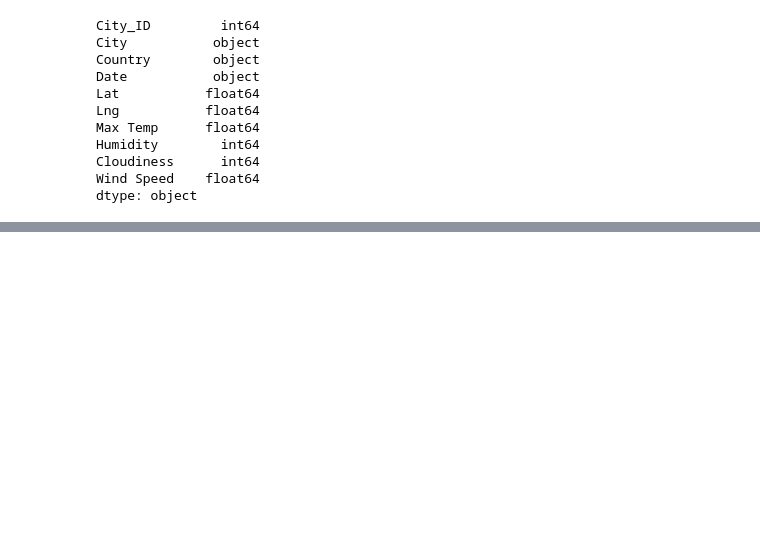
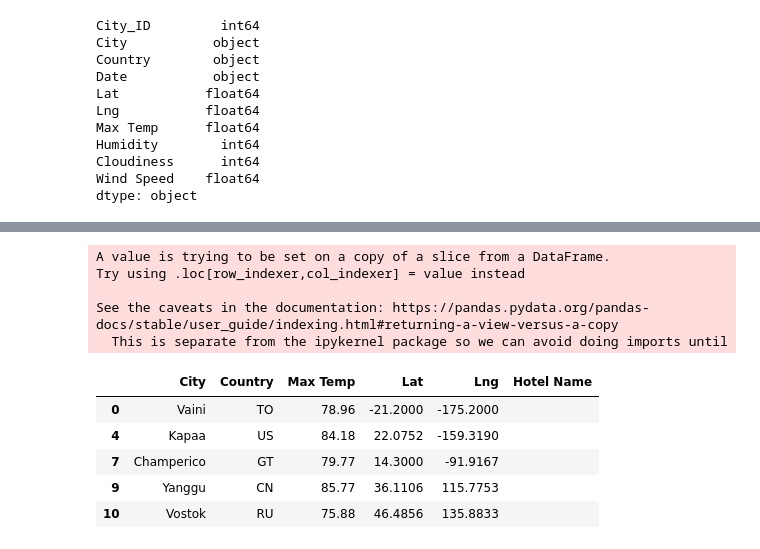
Before and after one commit to jeaninemjordan/World_Weather_Analysis, a Jupyter notebook: VacationPy.ipynb, the cells around one changed output, grey strips where cells are left out. Drawn from its saved outputs; the diff is of its cells as text; code cells hidden in the pictures; blank space fills up the shorter version.

```diff
--- a/VacationPy.ipynb
+++ b/VacationPy.ipynb
@@ -96,0 +196,17 @@ fig
+# %%
+# Create DataFrame called hotel_df to store hotel names along with city, country, max temp, and coordinates.
+hotel_df = preferred_cities_df[["City", "Country", "Max Temp", "Lat", "Lng"]]
+hotel_df["Hotel Name"] = ""
+hotel_df.head()
+# %% [output]
+A value is trying to be set on a copy of a slice from a DataFrame.
+Try using .loc[row_indexer,col_indexer] = value instead
+
+See the caveats in the documentation: https://pandas.pydata.org/pandas-docs/stable/user_guide/indexing.html#returning-a-view-versus-a-copy
+  This is separate from the ipykernel package so we can avoid doing imports until
+|  | City | Country | Max Temp | Lat | Lng | Hotel Name |
+| 0 | Vaini | TO | 78.96 | -21.2000 | -175.2000 |  |
+| 4 | Kapaa | US | 84.18 | 22.0752 | -159.3190 |  |
+| 7 | Champerico | GT | 79.77 | 14.3000 | -91.9167 |  |
+| 9 | Yanggu | CN | 85.77 | 36.1106 | 115.7753 |  |
+| 10 | Vostok | RU | 75.88 | 46.4856 | 135.8833 |  |
```
Also changed, not shown: parts of 11 cells of this notebook, 1 other file.
